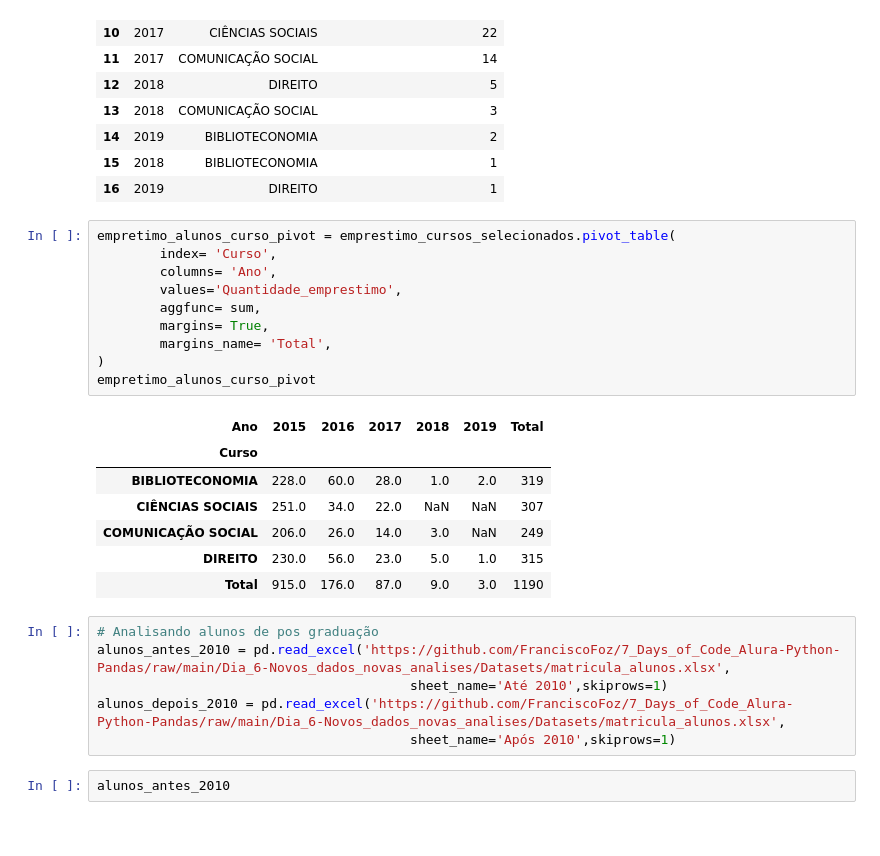
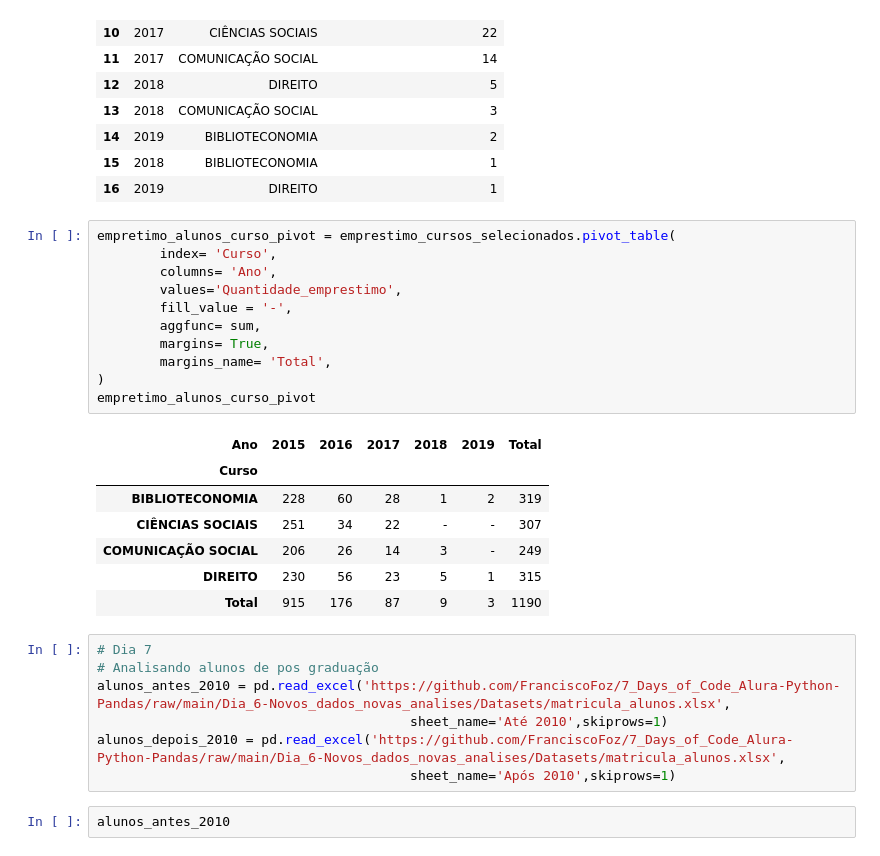
Before and after one commit to MatheusGeffer/Desafio_alura_pandas, a Jupyter notebook: Desafio_Alura/Desafio_alura.ipynb, the cells around one changed output. Drawn from its saved outputs; the diff is of its cells as text.

```diff
--- a/Desafio_Alura/Desafio_alura.ipynb
+++ b/Desafio_Alura/Desafio_alura.ipynb
@@ -909,22 +866,24 @@ emprestimo_cursos_selecionados
 # %%
 empretimo_alunos_curso_pivot = emprestimo_cursos_selecionados.pivot_table(
         index= 'Curso',
         columns= 'Ano',
         values='Quantidade_emprestimo',
+        fill_value = '-',
         aggfunc= sum,
         margins= True,
         margins_name= 'Total',
 )
 empretimo_alunos_curso_pivot
 # %% [output]
 | Ano | 2015 | 2016 | 2017 | 2018 | 2019 | Total |
 | Curso |  |  |  |  |  |  |
-| BIBLIOTECONOMIA | 228.0 | 60.0 | 28.0 | 1.0 | 2.0 | 319 |
-| CIÊNCIAS SOCIAIS | 251.0 | 34.0 | 22.0 | NaN | NaN | 307 |
-| COMUNICAÇÃO SOCIAL | 206.0 | 26.0 | 14.0 | 3.0 | NaN | 249 |
-| DIREITO | 230.0 | 56.0 | 23.0 | 5.0 | 1.0 | 315 |
-| Total | 915.0 | 176.0 | 87.0 | 9.0 | 3.0 | 1190 |
+| BIBLIOTECONOMIA | 228 | 60 | 28 | 1 | 2 | 319 |
+| CIÊNCIAS SOCIAIS | 251 | 34 | 22 | - | - | 307 |
+| COMUNICAÇÃO SOCIAL | 206 | 26 | 14 | 3 | - | 249 |
+| DIREITO | 230 | 56 | 23 | 5 | 1 | 315 |
+| Total | 915 | 176 | 87 | 9 | 3 | 1190 |
 # %%
+# Dia 7
 # Analisando alunos de pos graduação
 alunos_antes_2010 = pd.read_excel('https://github.com/FranciscoFoz/7_Days_of_Code_Alura-Python-Pandas/raw/main/Dia_6-Novos_dados_novas_analises/Datasets/matricula_alunos.xlsx',
                                         sheet_name='Até 2010',skiprows=1)
```
Also changed, not shown: parts of 48 cells of this notebook.
